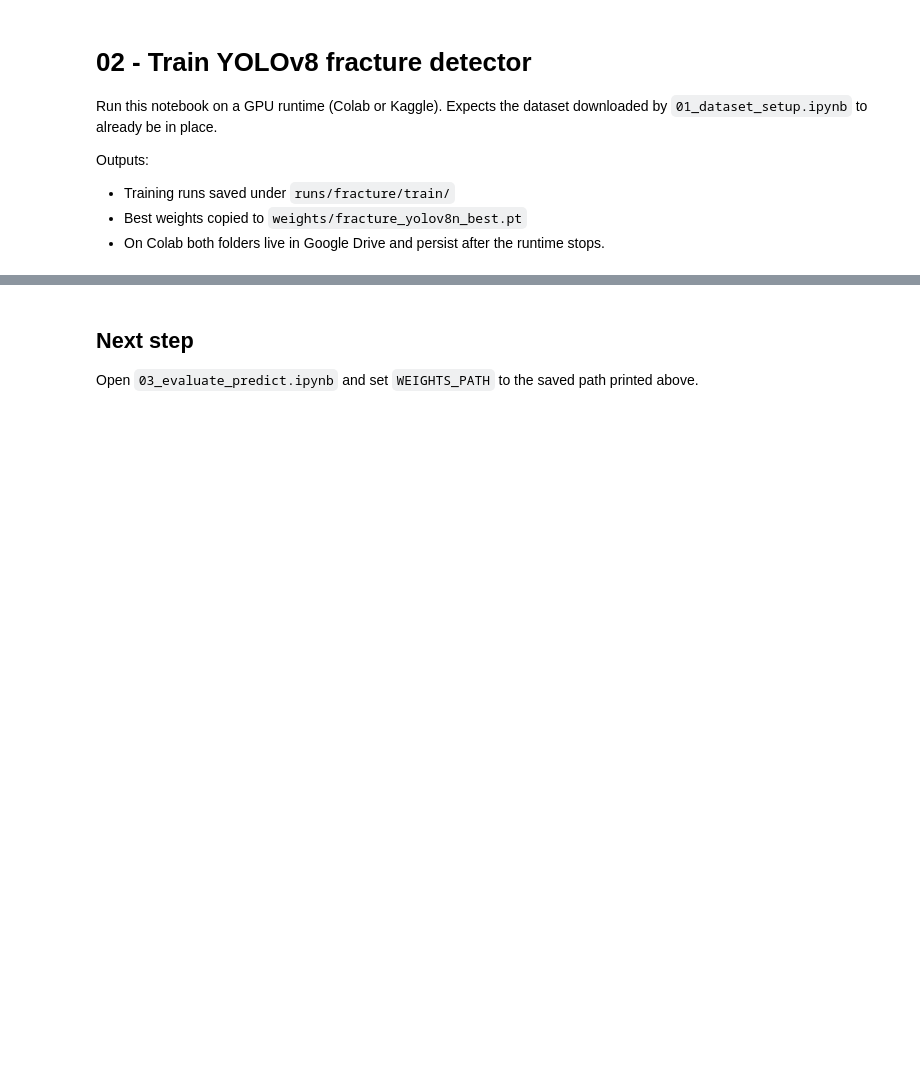
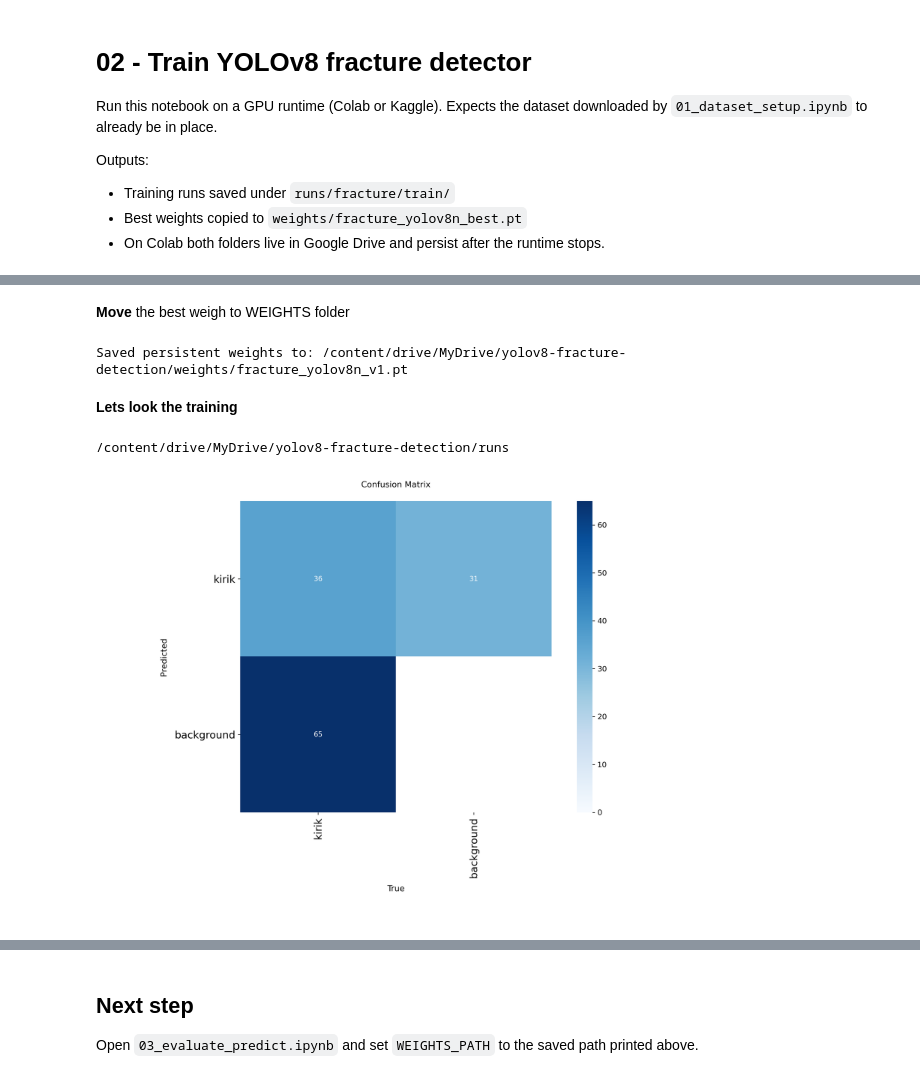
Before and after one commit to Inaolol/bonefracture, a Jupyter notebook: notebooks/02_train_yolov8_fracture.ipynb, the cells around one changed output, grey strips where cells are left out. Cells and saved outputs as stored; diff of their text form; code cells hidden in the pictures; blank space fills up the shorter version.

```diff
--- a/notebooks/02_train_yolov8_fracture.ipynb
+++ b/notebooks/02_train_yolov8_fracture.ipynb
@@ -8,12 +8,12 @@ Outputs:
 - Best weights copied to `weights/fracture_yolov8n_best.pt`
 - On Colab both folders live in Google Drive and persist after the runtime stops.
 # %%
-RUN_ENV = "local"  # "colab" or "kaggle" recommended for GPU training
+RUN_ENV = "colab"  # "colab" or "kaggle" recommended for GPU training
 PROJECT_NAME = "yolov8-fracture-detection"
 
-MODEL_NAME = "yolov8n.pt"
-EPOCHS = 30
-IMAGE_SIZE = 640
+MODEL_NAME = "yolov8m.pt"
+EPOCHS = 50
+IMAGE_SIZE = 1024
 BATCH_SIZE = 16
 # %%
 from pathlib import Path
@@ -77,7 +135,19 @@ results = model.train(
+# %% [markdown]
+**Move** the best weigh to WEIGHTS folder
 # %%
-best_weight = RUNS_ROOT / "fracture" / "train" / "weights" / "best.pt"
-final_weight = WEIGHTS_ROOT / "fracture_yolov8n_best.pt"
+best_weight = RUNS_ROOT / "exp1" / "weights" / "best.pt"
+final_weight = WEIGHTS_ROOT / "fracture_yolov8n_v1.pt"
 if not best_weight.exists():
     raise FileNotFoundError(f"Training did not produce best.pt at {best_weight}")
 shutil.copy2(best_weight, final_weight)
 print(f"Saved persistent weights to: {final_weight}")
+# %% [output]
+Saved persistent weights to: /content/drive/MyDrive/yolov8-fracture-detection/weights/fracture_yolov8n_v1.pt
+# %% [markdown]
+**Lets look the training**
+# %%
+%cd {RUNS_ROOT}
+Image(filename=f'{RUNS_ROOT}/exp1/confusion_matrix.png', width=600)
+# %% [output]
+/content/drive/MyDrive/yolov8-fracture-detection/runs
+[figure, added]
```
Also changed, not shown: parts of 11 cells of this notebook, 1 other file.
